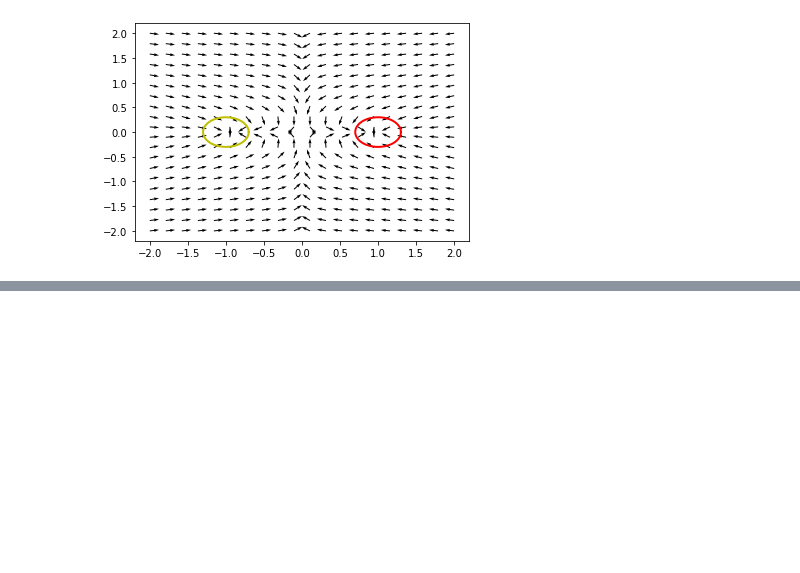
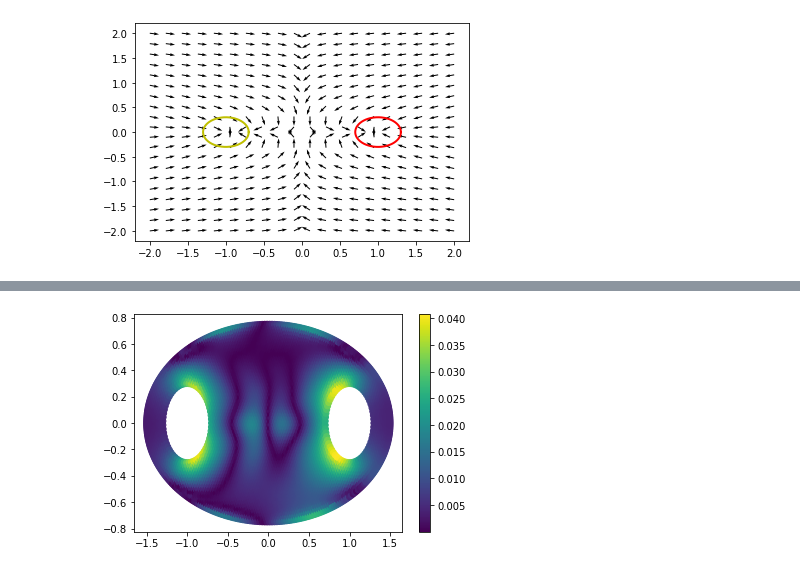
Before and after one commit to williamclarktennis/MaierSteinCode, a Jupyter notebook: quick_figure_maker.ipynb, the cells around one changed output, grey strips where cells are left out. Cells and saved outputs as stored; diff of their text form; code cells hidden in the pictures; blank space fills up the shorter version.

```diff
--- a/quick_figure_maker.ipynb
+++ b/quick_figure_maker.ipynb
@@ -334,0 +382,19 @@ fig.savefig("../final_presentation/b(x).png")
+# %%
+# check a model approximation
+model = ms.NeuralNetwork(layer_array=[2,20,20,1])
+model.load_state_dict(torch.load("./model_weights1/hyrbid_NumOfTrPts-17255_LayerArray-[2, 20, 20, 1]_epochs-100_DATE-2022-8-11-14-52"))
+pts = np.loadtxt('MaierStein_pts.csv', delimiter=',', dtype=float)
+# work around the error of inputting numpy data into torch nn
+pts_torch = torch.tensor(pts).float()
+q = model(pts_torch)
+q = q.detach().numpy()
+q = q.squeeze()
+q_FEM = np.loadtxt('MaierStein_q_FEM.csv', delimiter=',', dtype=float)
+q_ab = np.absolute(q_FEM - q)
+fig, ax = plt.subplots()
+cb = ax.scatter(pts[:,0], pts[:,1], c=q_ab)
+fig.colorbar(cb)
+fig.show()
+fig.savefig("../REU Final Report/images/hybridapprox.png")
+# %% [output]
+[figure, added]
```
Also changed, not shown: parts of 6 cells of this notebook, 58 other files.
